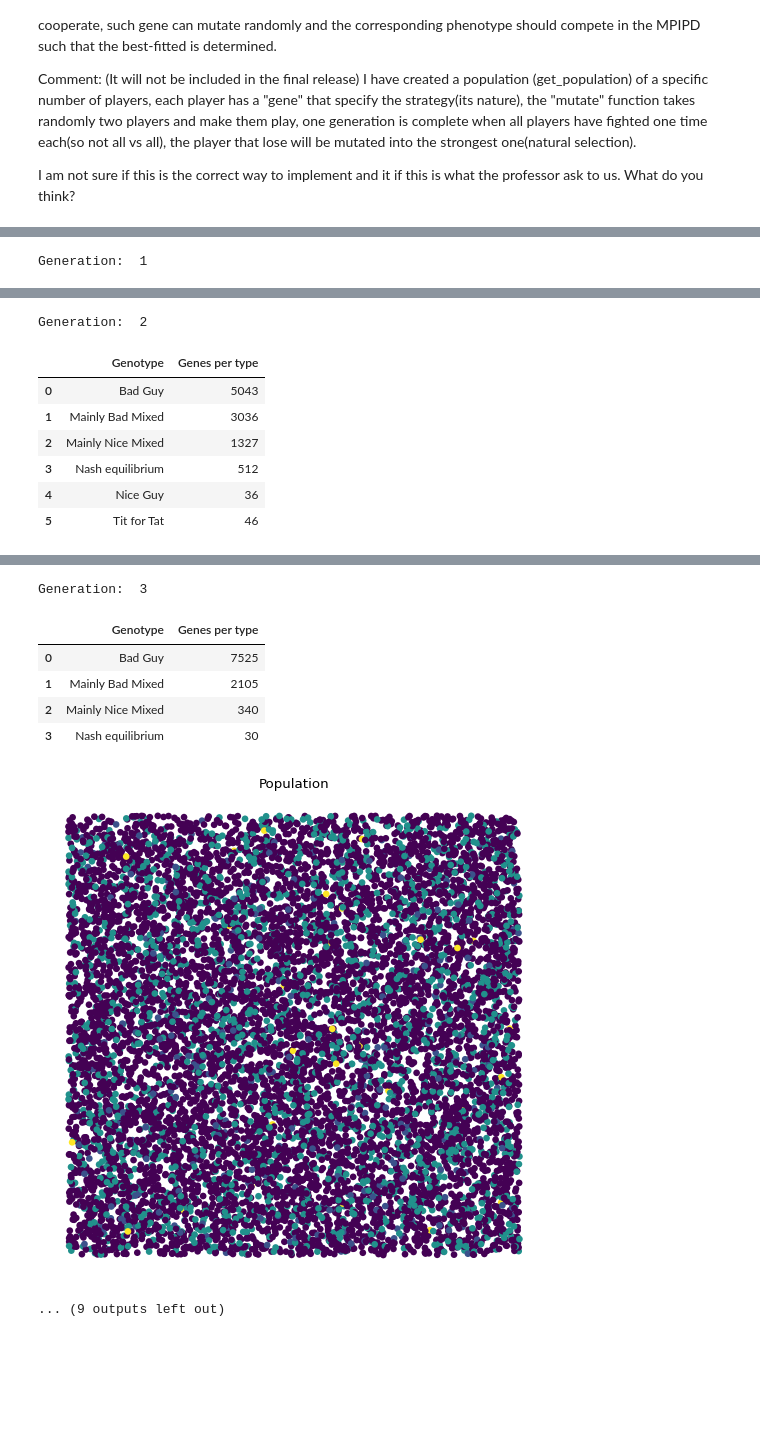
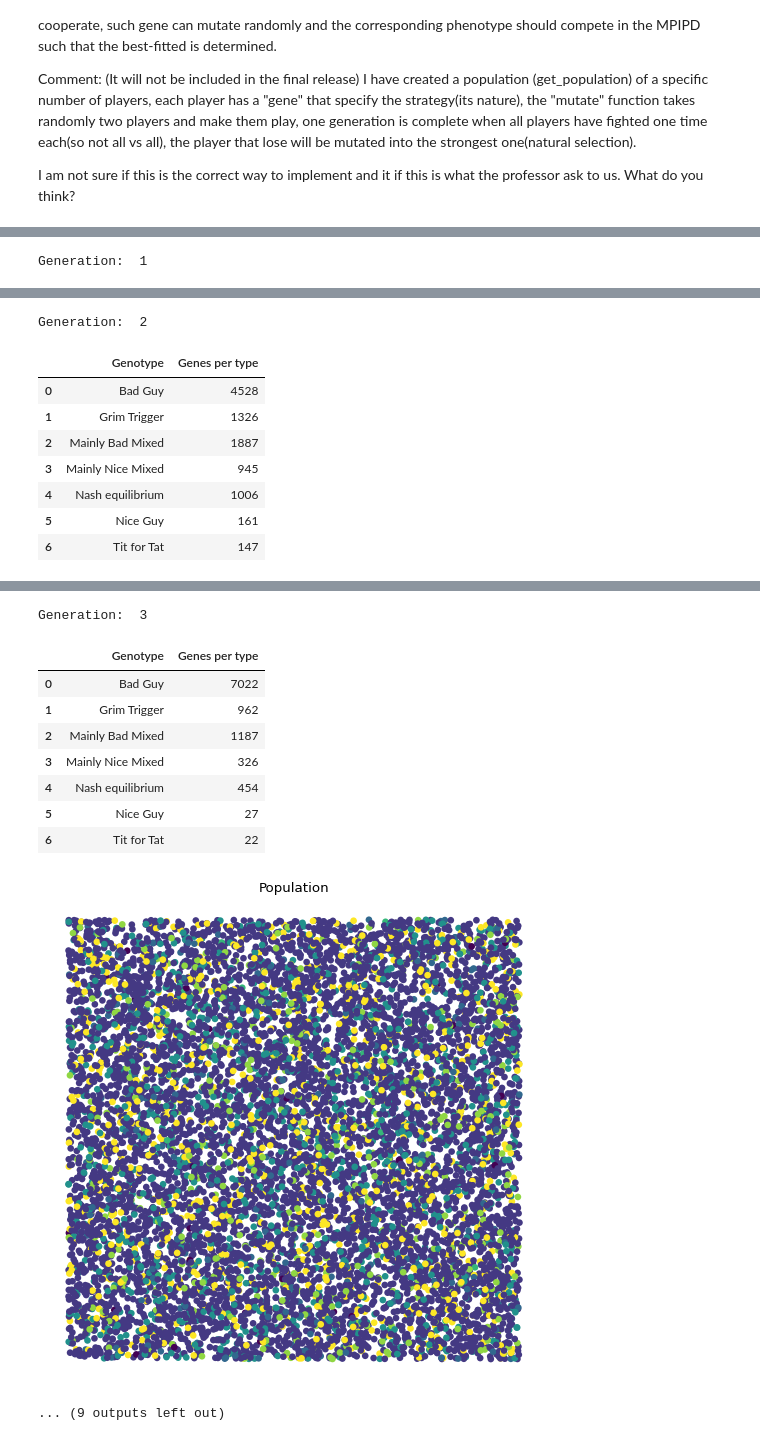
Before and after one commit to nicoladalbello2/HLPProject, a Jupyter notebook: Project.ipynb, the cells around one changed output, grey strips where cells are left out. Drawn from its saved outputs; the diff is of its cells as text; code cells hidden in the pictures; blank space fills up the shorter version.

```diff
--- a/Project.ipynb
+++ b/Project.ipynb
@@ -953,8 +954,8 @@ np.random.seed(1996)
 
 def get_strategies():
 
-    strategy = [nice_guy, bad_guy, mainly_nice_mixed, mainly_bad_mixed, tit_for_tat, nash_equilibrium]
-    strategy_labels =['Nice Guy','Bad Guy','Mainly Nice Mixed', 'Mainly Bad Mixed', 'Tit for Tat', 'Nash equilibrium']
+    strategy = [nice_guy, bad_guy, mainly_nice_mixed, mainly_bad_mixed, tit_for_tat, nash_equilibrium, grim_trigger]
+    strategy_labels =['Nice Guy','Bad Guy','Mainly Nice Mixed', 'Mainly Bad Mixed', 'Tit for Tat', 'Nash equilibrium', 'Grim Trigger']
     return strategy, strategy_labels
 
 def plot_population(population):
@@ -1054,8 +1057,9 @@ Generation:  1
 Generation:  2
 |  | Genotype | Genes per type |
-| 0 | Bad Guy | 5043 |
-| 1 | Mainly Bad Mixed | 3036 |
-| 2 | Mainly Nice Mixed | 1327 |
-| 3 | Nash equilibrium | 512 |
-| 4 | Nice Guy | 36 |
-| 5 | Tit for Tat | 46 |
+| 0 | Bad Guy | 4528 |
+| 1 | Grim Trigger | 1326 |
+| 2 | Mainly Bad Mixed | 1887 |
+| 3 | Mainly Nice Mixed | 945 |
+| 4 | Nash equilibrium | 1006 |
+| 5 | Nice Guy | 161 |
+| 6 | Tit for Tat | 147 |
@@ -1063,8 +1067,11 @@ Generation:  2
 Generation:  3
 |  | Genotype | Genes per type |
-| 0 | Bad Guy | 7525 |
-| 1 | Mainly Bad Mixed | 2105 |
-| 2 | Mainly Nice Mixed | 340 |
-| 3 | Nash equilibrium | 30 |
+| 0 | Bad Guy | 7022 |
+| 1 | Grim Trigger | 962 |
+| 2 | Mainly Bad Mixed | 1187 |
+| 3 | Mainly Nice Mixed | 326 |
+| 4 | Nash equilibrium | 454 |
+| 5 | Nice Guy | 27 |
+| 6 | Tit for Tat | 22 |
-[figure, old version]
+[figure, new version]
 ... (9 outputs left out)
```
Also changed, not shown: parts of 10 cells of this notebook.
